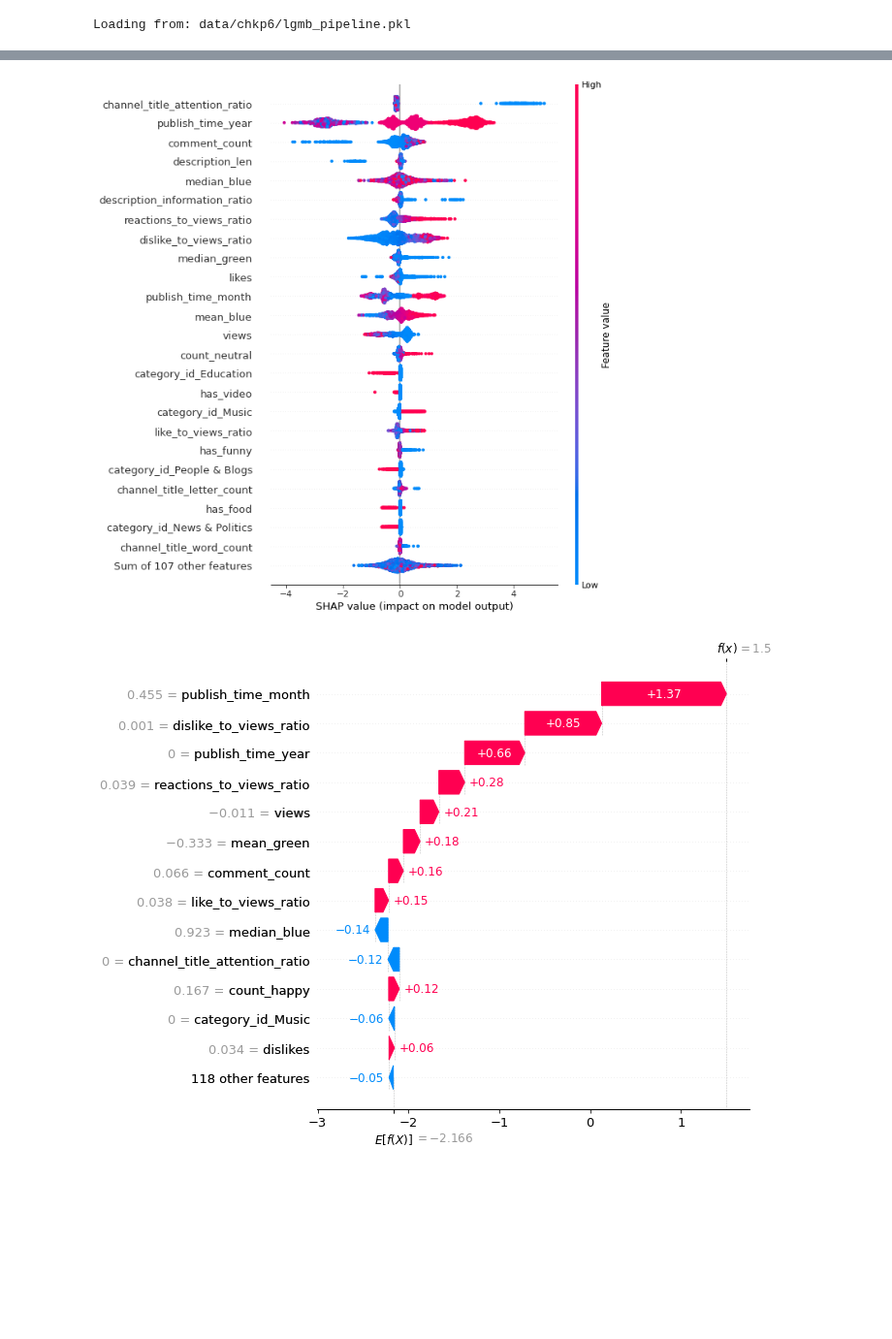
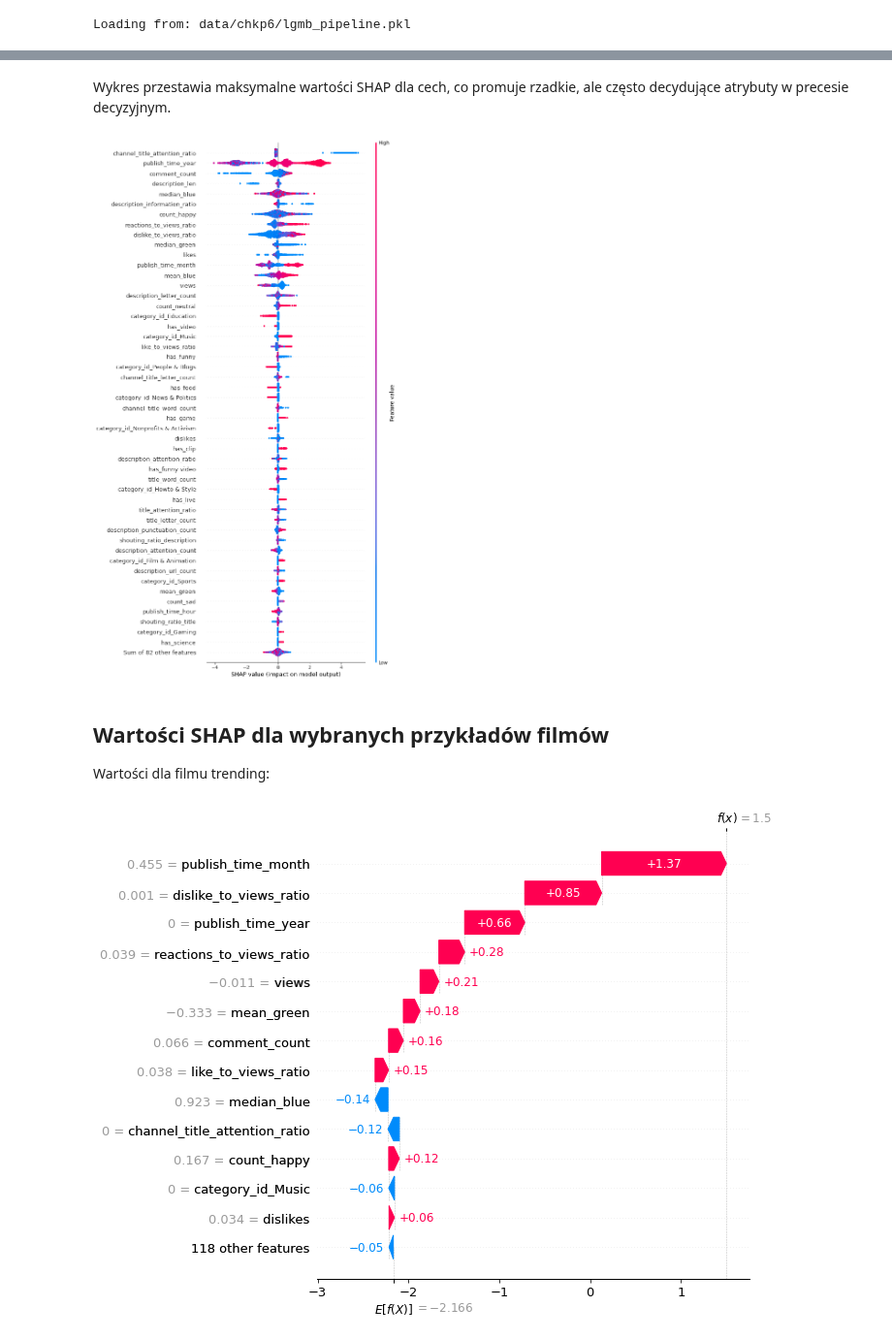
Before and after one commit to AxolotlOfConflagration/yt_trending_videos, a Jupyter notebook: checkpoint6.ipynb, the cells around one changed output, grey strips where cells are left out. Shown at 97% size. Drawn from its saved outputs; the diff is of its cells as text; code cells hidden in the pictures; blank space fills up the shorter version.

```diff
--- a/checkpoint6.ipynb
+++ b/checkpoint6.ipynb
@@ -462,7 +473,13 @@ shap.plots.beeswarm(shap_obj[:,:,1], max_display=25) # feature_names=X_test.colu
+# %% [markdown]
+Wykres przestawia maksymalne wartości SHAP dla cech, co promuje rzadkie, ale często decydujące atrybuty w precesie decyzyjnym.
 # %%
-shap.plots.beeswarm(shap_obj[:,:,1], max_display=25, order=shap_obj[:,:,1].abs.max(0))
+shap.plots.beeswarm(shap_obj[:,:,1], max_display=50, order=shap_obj[:,:,1].abs.max(0))
 # %% [output]
-[figure, old version]
+[figure, new version]
+# %% [markdown]
+## Wartości SHAP dla wybranych przykładów filmów
+
+Wartości dla filmu trending:
 # %%
 positive_idx = np.argwhere([y_test.values == 1])[0, 1]
 shap.plots.waterfall(shap_obj[positive_idx,:,1], max_display=14)
```
Also changed, not shown: parts of 19 cells of this notebook.
